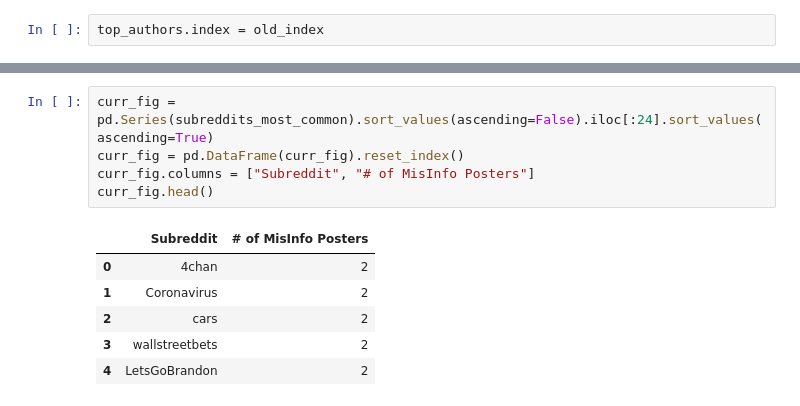
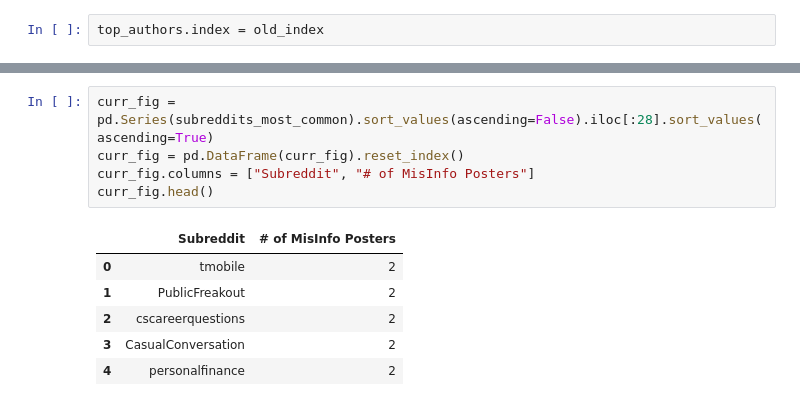
Before and after one commit to davamini/DSC180B_Reddit_MisInfo_Capstone, a Jupyter notebook: notebooks/Analysis.ipynb, the cells around one changed output, grey strips where cells are left out. Drawn from its saved outputs; the diff is of its cells as text.

```diff
--- a/notebooks/Analysis.ipynb
+++ b/notebooks/Analysis.ipynb
@@ -144,15 +141,15 @@ curr_fig.savefig("# of MisInfo Posters per Subreddit", bbox_inches='tight')
 # %%
-curr_fig = pd.Series(subreddits_most_common).sort_values(ascending=False).iloc[:24].sort_values(ascending=True)
+curr_fig = pd.Series(subreddits_most_common).sort_values(ascending=False).iloc[:28].sort_values(ascending=True)
 curr_fig = pd.DataFrame(curr_fig).reset_index()
 curr_fig.columns = ["Subreddit", "# of MisInfo Posters"]
 curr_fig.head()
 # %% [output]
 |  | Subreddit | # of MisInfo Posters |
-| 0 | 4chan | 2 |
-| 1 | Coronavirus | 2 |
-| 2 | cars | 2 |
-| 3 | wallstreetbets | 2 |
-| 4 | LetsGoBrandon | 2 |
+| 0 | tmobile | 2 |
+| 1 | PublicFreakout | 2 |
+| 2 | cscareerquestions | 2 |
+| 3 | CasualConversation | 2 |
+| 4 | personalfinance | 2 |
 # %%
 # Uploads user data to user_data worksheet on google sheets
 
```
Also changed, not shown: parts of 6 cells of this notebook, 2 other files.
